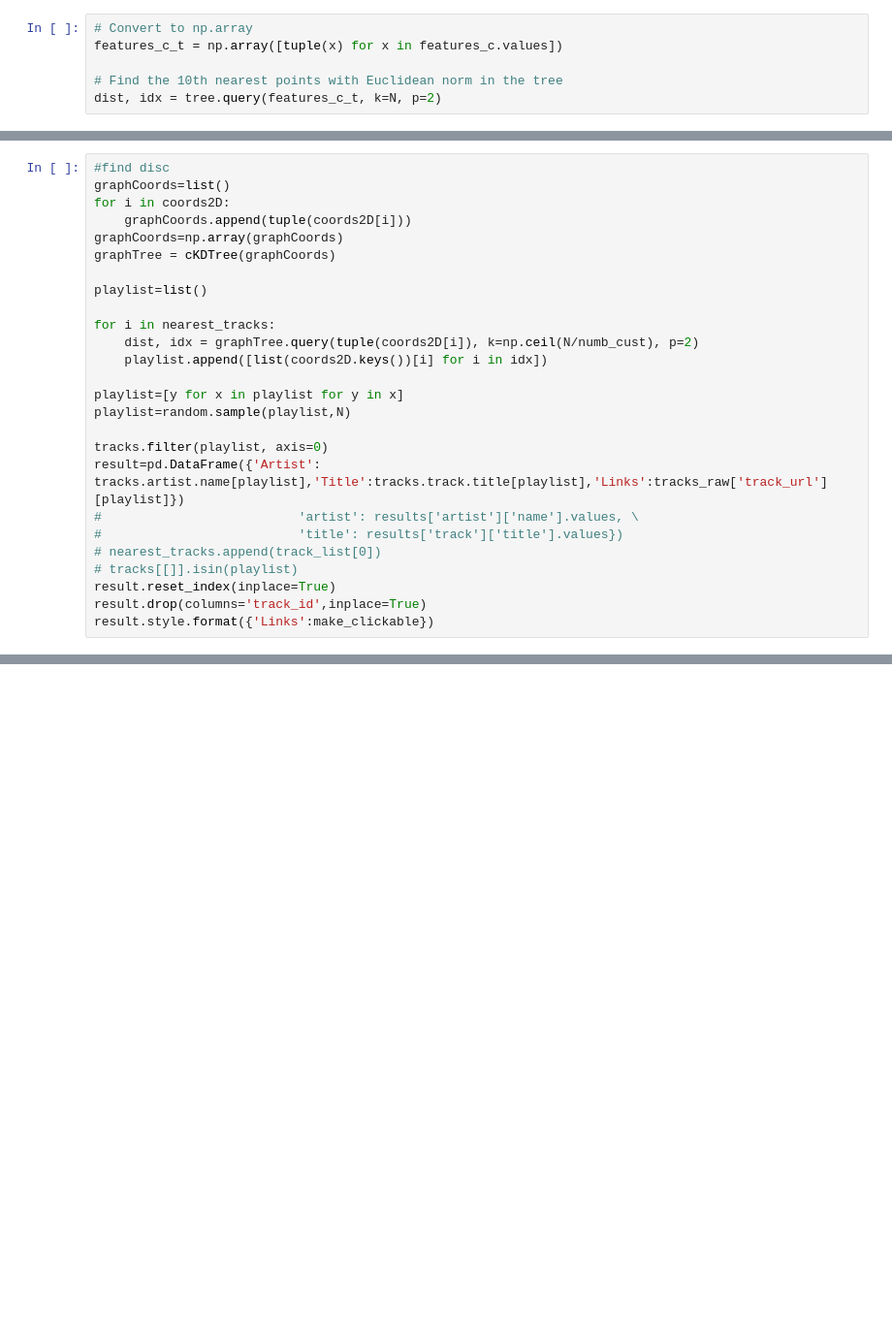
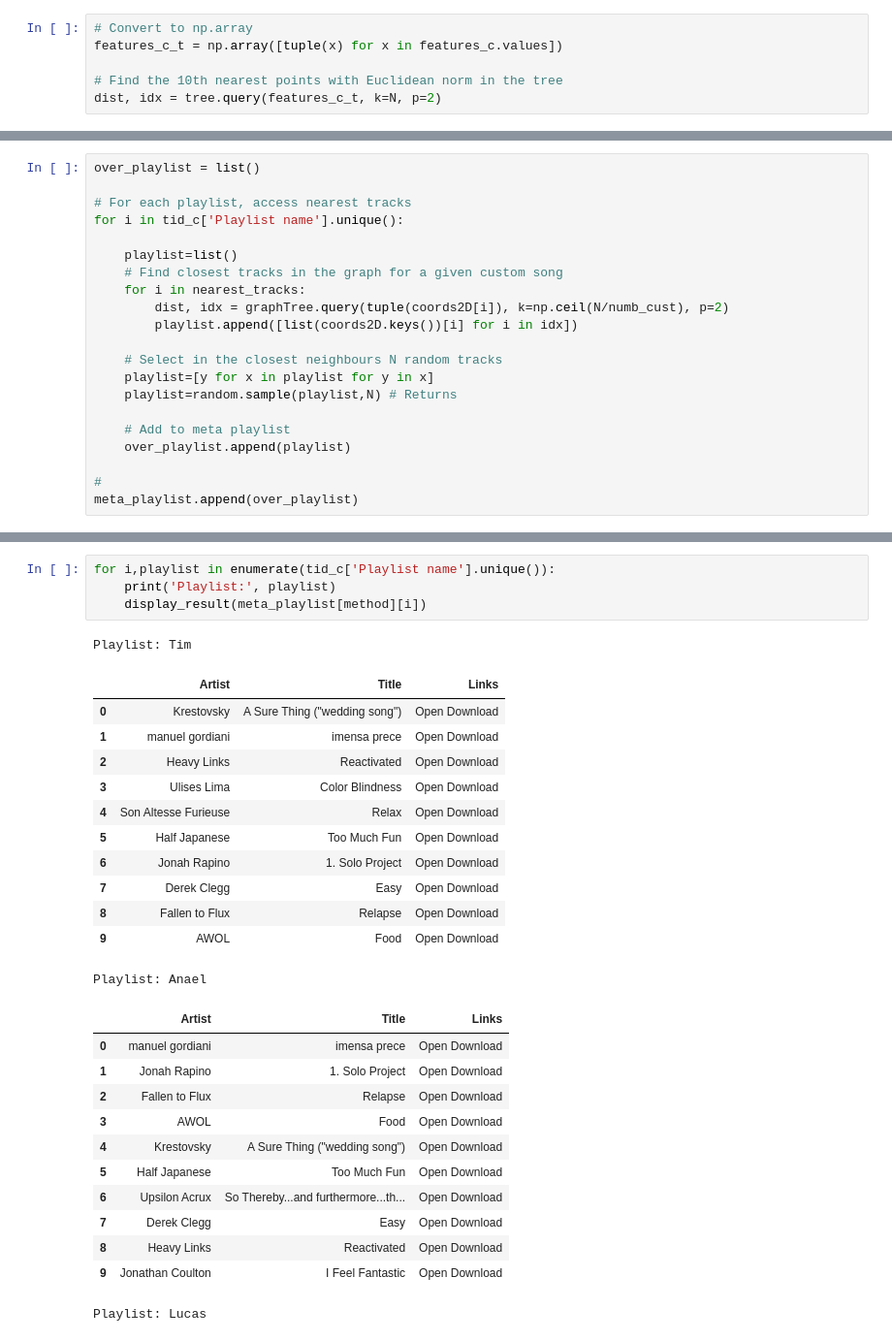
Before and after one commit to TTimTT/NTDS_Project, a Jupyter notebook: Project/Playlist creator.ipynb, the cells around one changed output, grey strips where cells are left out. Shown: that part at 97% size. Saved outputs shown, nothing was run; the diff lists cells and outputs as text; blank space fills up the shorter version.

```diff
--- a/Project/Playlist creator.ipynb
+++ b/Project/Playlist creator.ipynb
@@ -192,26 +107,21 @@ def make_clickable(val):
 # %%
-#find disc
-graphCoords=list()
-for i in coords2D:
-    graphCoords.append(tuple(coords2D[i]))
-graphCoords=np.array(graphCoords)
-graphTree = cKDTree(graphCoords)
+over_playlist = list()
 
-playlist=list()
+# For each playlist, access nearest tracks
+for i in tid_c['Playlist name'].unique():
 
-for i in nearest_tracks:
-    dist, idx = graphTree.query(tuple(coords2D[i]), k=np.ceil(N/numb_cust), p=2)
-    playlist.append([list(coords2D.keys())[i] for i in idx])
+    playlist=list()
+    # Find closest tracks in the graph for a given custom song
+    for i in nearest_tracks:
+        dist, idx = graphTree.query(tuple(coords2D[i]), k=np.ceil(N/numb_cust), p=2)
+        playlist.append([list(coords2D.keys())[i] for i in idx])
 
-playlist=[y for x in playlist for y in x]
-playlist=random.sample(playlist,N)
+    # Select in the closest neighbours N random tracks
+    playlist=[y for x in playlist for y in x]
+    playlist=random.sample(playlist,N) # Returns
 
-tracks.filter(playlist, axis=0)
-result=pd.DataFrame({'Artist': tracks.artist.name[playlist],'Title':tracks.track.title[playlist],'Links':tracks_raw['track_url'][playlist]})
-#                          'artist': results['artist']['name'].values, \
-#                          'title': results['track']['title'].values})
-# nearest_tracks.append(track_list[0])
-# tracks[[]].isin(playlist)
-result.reset_index(inplace=True)
-result.drop(columns='track_id',inplace=True)
-result.style.format({'Links':make_clickable})
+    # Add to meta playlist
+    over_playlist.append(playlist)
+
+#
+meta_playlist.append(over_playlist)
@@ -235,0 +130,30 @@ result.style.format({'Links':make_clickable})
+# %%
+for i,playlist in enumerate(tid_c['Playlist name'].unique()):
+    print('Playlist:', playlist)
+    display_result(meta_playlist[method][i])
+# %% [output]
+Playlist: Tim
+|  | Artist | Title | Links |
+| 0 | Krestovsky | A Sure Thing ("wedding song") | Open Download |
+| 1 | manuel gordiani | imensa prece | Open Download |
+| 2 | Heavy Links | Reactivated | Open Download |
+| 3 | Ulises Lima | Color Blindness | Open Download |
+| 4 | Son Altesse Furieuse | Relax | Open Download |
+| 5 | Half Japanese | Too Much Fun | Open Download |
+| 6 | Jonah Rapino | 1. Solo Project | Open Download |
+| 7 | Derek Clegg | Easy | Open Download |
+| 8 | Fallen to Flux | Relapse | Open Download |
+| 9 | AWOL | Food | Open Download |
+Playlist: Anael
+|  | Artist | Title | Links |
+| 0 | manuel gordiani | imensa prece | Open Download |
+| 1 | Jonah Rapino | 1. Solo Project | Open Download |
+| 2 | Fallen to Flux | Relapse | Open Download |
+| 3 | AWOL | Food | Open Download |
+| 4 | Krestovsky | A Sure Thing ("wedding song") | Open Download |
+| 5 | Half Japanese | Too Much Fun | Open Download |
+| 6 | Upsilon Acrux | So Thereby...and furthermore...th... | Open Download |
+| 7 | Derek Clegg | Easy | Open Download |
+| 8 | Heavy Links | Reactivated | Open Download |
+| 9 | Jonathan Coulton | I Feel Fantastic | Open Download |
+Playlist: Lucas
```
Also changed, not shown: parts of 20 cells of this notebook.
